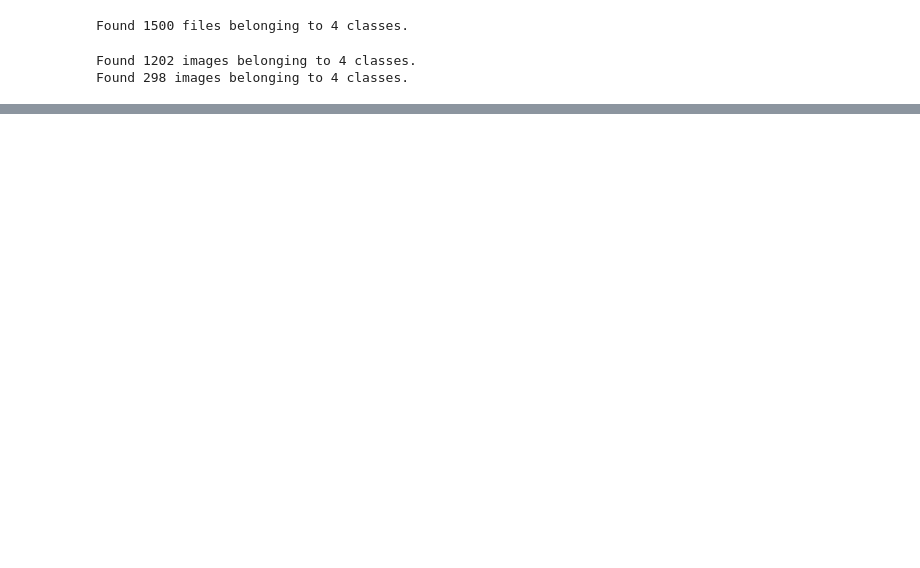
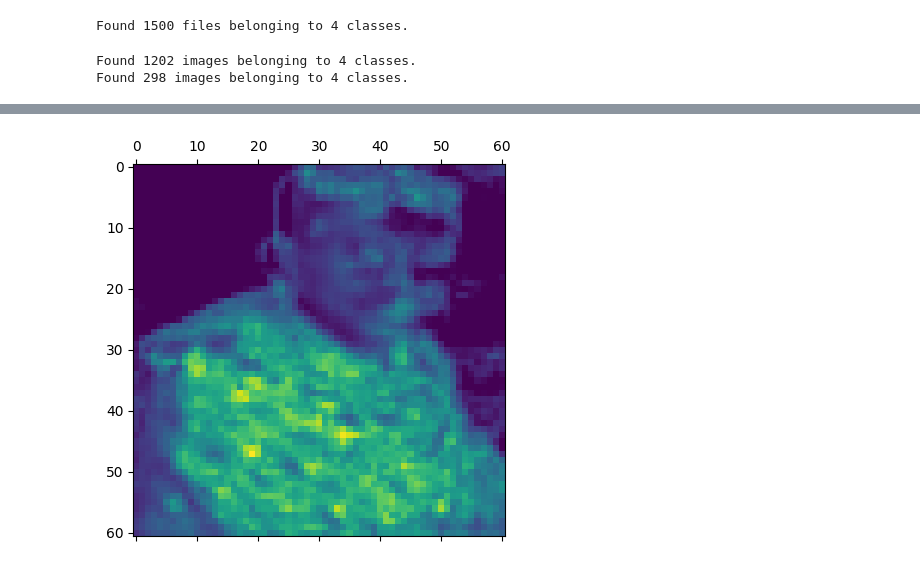
Before and after one commit to khizer-kt/AttireClassifier, a Jupyter notebook: multi.ipynb, the cells around one changed output, grey strips where cells are left out. Drawn from its saved outputs; the diff is of its cells as text; code cells hidden in the pictures; blank space fills up the shorter version.

```diff
--- a/multi.ipynb
+++ b/multi.ipynb
@@ -105,0 +128,40 @@ plt.show()
+# %%
+model_builder = keras.applications.xception.Xception
+img_size = (128, 128)
+preprocess_input = keras.applications.xception.preprocess_input
+decode_predictions = keras.applications.xception.decode_predictions
+
+last_conv_layer_name = "conv2d_1"
+img_path = test_image_path
+# %%
+def get_img_array(img_path, size):
+    img = keras.utils.load_img(img_path, target_size=size)
+    array = keras.utils.img_to_array(img)
+    array = np.expand_dims(array, axis=0)
+    return array
+
+def make_gradcam_heatmap(img_array, model, last_conv_layer_name, pred_index=None):
+    grad_model = keras.models.Model(
+        model.inputs, [model.get_layer(last_conv_layer_name).output, model.output]
+    )
+    with tf.GradientTape() as tape:
+        last_conv_layer_output, preds = grad_model(img_array)
+        if pred_index is None:
+            pred_index = tf.argmax(preds[0])
+        class_channel = preds[:, pred_index]
+    grads = tape.gradient(class_channel, last_conv_layer_output)
+    pooled_grads = tf.reduce_mean(grads, axis=(0, 1, 2))
+    last_conv_layer_output = last_conv_layer_output[0]
+    heatmap = last_conv_layer_output @ pooled_grads[..., tf.newaxis]
+    heatmap = tf.squeeze(heatmap)
+    heatmap = tf.maximum(heatmap, 0) / tf.math.reduce_max(heatmap)
+    return heatmap.numpy()
+# %%
+img_array = preprocess_input(get_img_array(img_path, size=img_size))
+model = loadedModel
+model.layers[-1].activation = None
+heatmap = make_gradcam_heatmap(img_array, model, last_conv_layer_name)
+plt.matshow(heatmap)
+plt.show()
+# %% [output]
+[figure, added]
```
Also changed, not shown: parts of 5 cells of this notebook, 2 other files.
